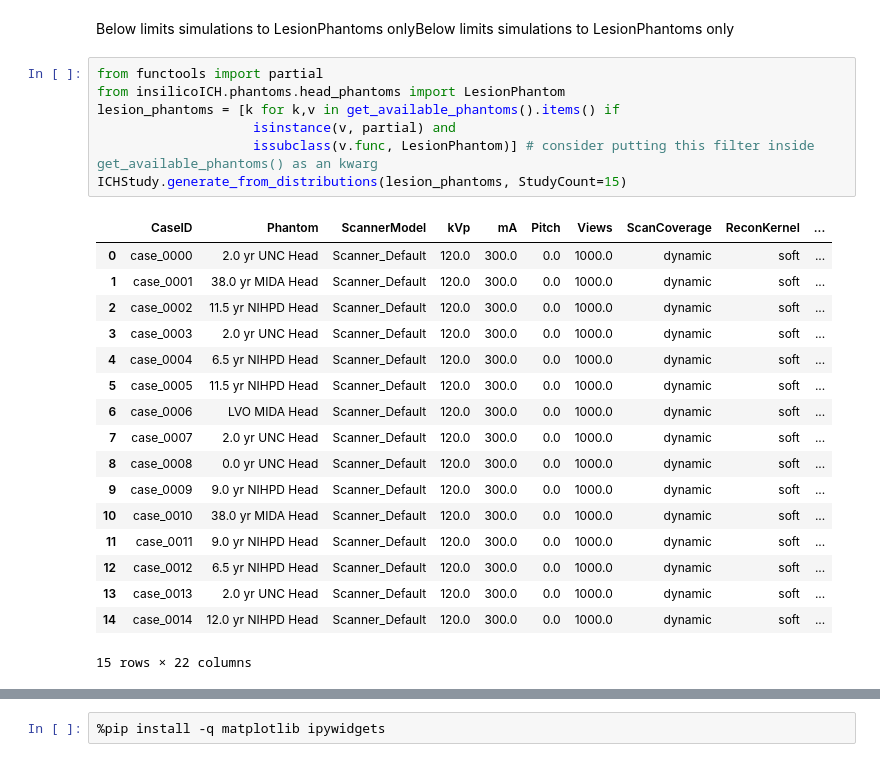
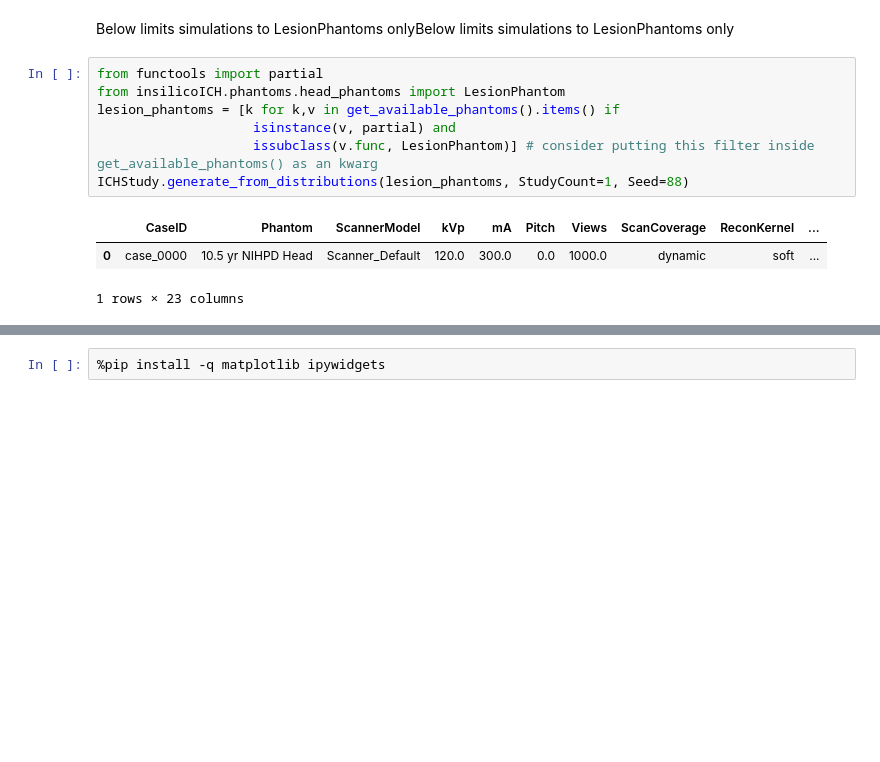
Before and after one commit to DIDSR/InSilicoICH, a Jupyter notebook: notebooks/03_studies.ipynb, the cells around one changed output, grey strips where cells are left out. Saved outputs shown, nothing was run; the diff lists cells and outputs as text; blank space fills up the shorter version.

```diff
--- a/notebooks/03_studies.ipynb
+++ b/notebooks/03_studies.ipynb
@@ -62,25 +56,11 @@ Below limits simulations to LesionPhantoms onlyBelow limits simulations to Lesio
 # %%
 from functools import partial
 from insilicoICH.phantoms.head_phantoms import LesionPhantom
 lesion_phantoms = [k for k,v in get_available_phantoms().items() if
                     isinstance(v, partial) and
                     issubclass(v.func, LesionPhantom)] # consider putting this filter inside get_available_phantoms() as an kwarg
-ICHStudy.generate_from_distributions(lesion_phantoms, StudyCount=15)
+ICHStudy.generate_from_distributions(lesion_phantoms, StudyCount=1, Seed=88)
 # %% [output]
 |  | CaseID | Phantom | ScannerModel | kVp | mA | Pitch | Views | ScanCoverage | ReconKernel | ... |
-| 0 | case_0000 | 2.0 yr UNC Head | Scanner_Default | 120.0 | 300.0 | 0.0 | 1000.0 | dynamic | soft | ... |
-| 1 | case_0001 | 38.0 yr MIDA Head | Scanner_Default | 120.0 | 300.0 | 0.0 | 1000.0 | dynamic | soft | ... |
-| 2 | case_0002 | 11.5 yr NIHPD Head | Scanner_Default | 120.0 | 300.0 | 0.0 | 1000.0 | dynamic | soft | ... |
-| 3 | case_0003 | 2.0 yr UNC Head | Scanner_Default | 120.0 | 300.0 | 0.0 | 1000.0 | dynamic | soft | ... |
-| 4 | case_0004 | 6.5 yr NIHPD Head | Scanner_Default | 120.0 | 300.0 | 0.0 | 1000.0 | dynamic | soft | ... |
-| 5 | case_0005 | 11.5 yr NIHPD Head | Scanner_Default | 120.0 | 300.0 | 0.0 | 1000.0 | dynamic | soft | ... |
-| 6 | case_0006 | LVO MIDA Head | Scanner_Default | 120.0 | 300.0 | 0.0 | 1000.0 | dynamic | soft | ... |
-| 7 | case_0007 | 2.0 yr UNC Head | Scanner_Default | 120.0 | 300.0 | 0.0 | 1000.0 | dynamic | soft | ... |
-| 8 | case_0008 | 0.0 yr UNC Head | Scanner_Default | 120.0 | 300.0 | 0.0 | 1000.0 | dynamic | soft | ... |
-| 9 | case_0009 | 9.0 yr NIHPD Head | Scanner_Default | 120.0 | 300.0 | 0.0 | 1000.0 | dynamic | soft | ... |
-| 10 | case_0010 | 38.0 yr MIDA Head | Scanner_Default | 120.0 | 300.0 | 0.0 | 1000.0 | dynamic | soft | ... |
-| 11 | case_0011 | 9.0 yr NIHPD Head | Scanner_Default | 120.0 | 300.0 | 0.0 | 1000.0 | dynamic | soft | ... |
-| 12 | case_0012 | 6.5 yr NIHPD Head | Scanner_Default | 120.0 | 300.0 | 0.0 | 1000.0 | dynamic | soft | ... |
-| 13 | case_0013 | 2.0 yr UNC Head | Scanner_Default | 120.0 | 300.0 | 0.0 | 1000.0 | dynamic | soft | ... |
-| 14 | case_0014 | 12.0 yr NIHPD Head | Scanner_Default | 120.0 | 300.0 | 0.0 | 1000.0 | dynamic | soft | ... |
+| 0 | case_0000 | 10.5 yr NIHPD Head | Scanner_Default | 120.0 | 300.0 | 0.0 | 1000.0 | dynamic | soft | ... |
-15 rows × 22 columns
+1 rows × 23 columns
```
Also changed, not shown: parts of 74 cells of this notebook, 2 other files.
